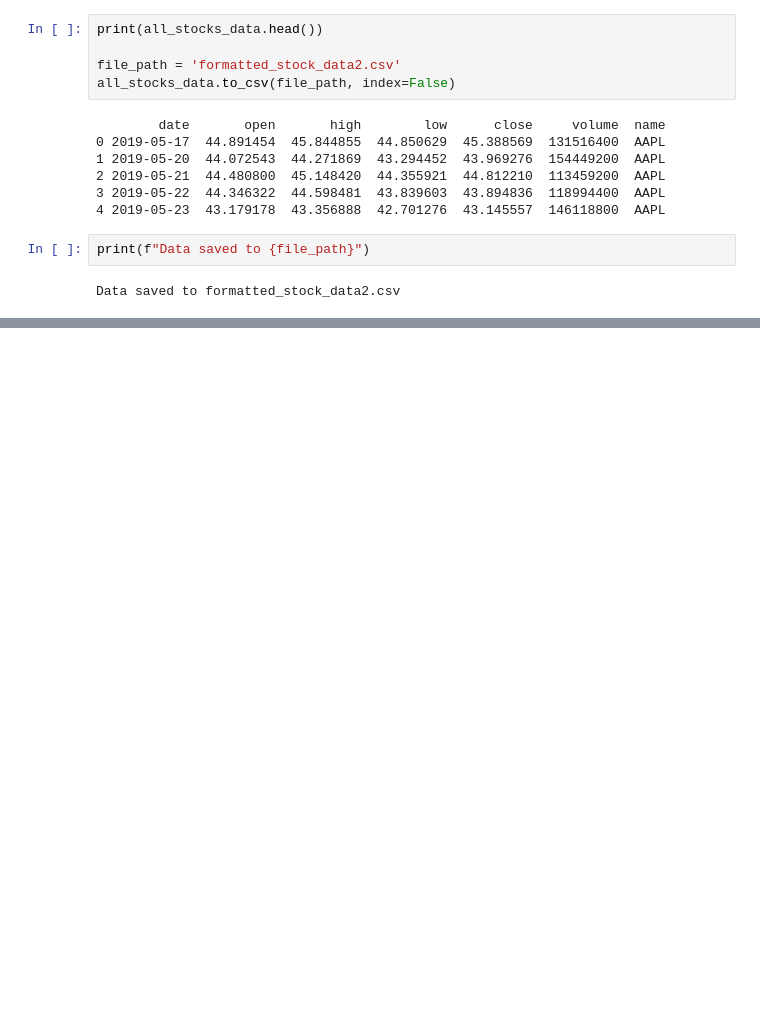
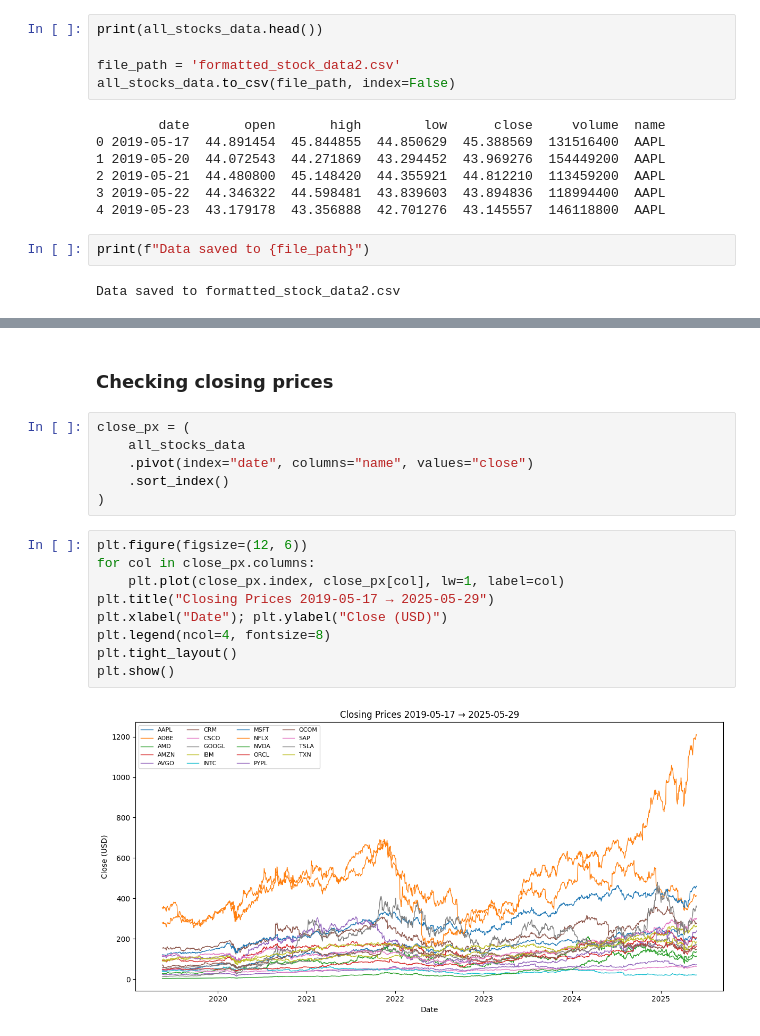
Before and after one commit to gregloos/Algorithmic-Trading, a Jupyter notebook: main.ipynb, the cells around one changed output, grey strips where cells are left out. Cells and saved outputs as stored; diff of their text form; blank space fills up the shorter version.

Commit message:
Did some EDA to understand the Data better

```diff
--- a/main.ipynb
+++ b/main.ipynb
@@ -62,0 +84,19 @@ Data saved to formatted_stock_data2.csv
+# %% [markdown]
+### Checking closing prices
+# %%
+close_px = (
+    all_stocks_data
+    .pivot(index="date", columns="name", values="close")
+    .sort_index()
+)
+# %%
+plt.figure(figsize=(12, 6))
+for col in close_px.columns:
+    plt.plot(close_px.index, close_px[col], lw=1, label=col)
+plt.title("Closing Prices 2019-05-17 → 2025-05-29")
+plt.xlabel("Date"); plt.ylabel("Close (USD)")
+plt.legend(ncol=4, fontsize=8)
+plt.tight_layout()
+plt.show()
+# %% [output]
+[figure, added]
```
Also changed, not shown: parts of 11 cells of this notebook.
